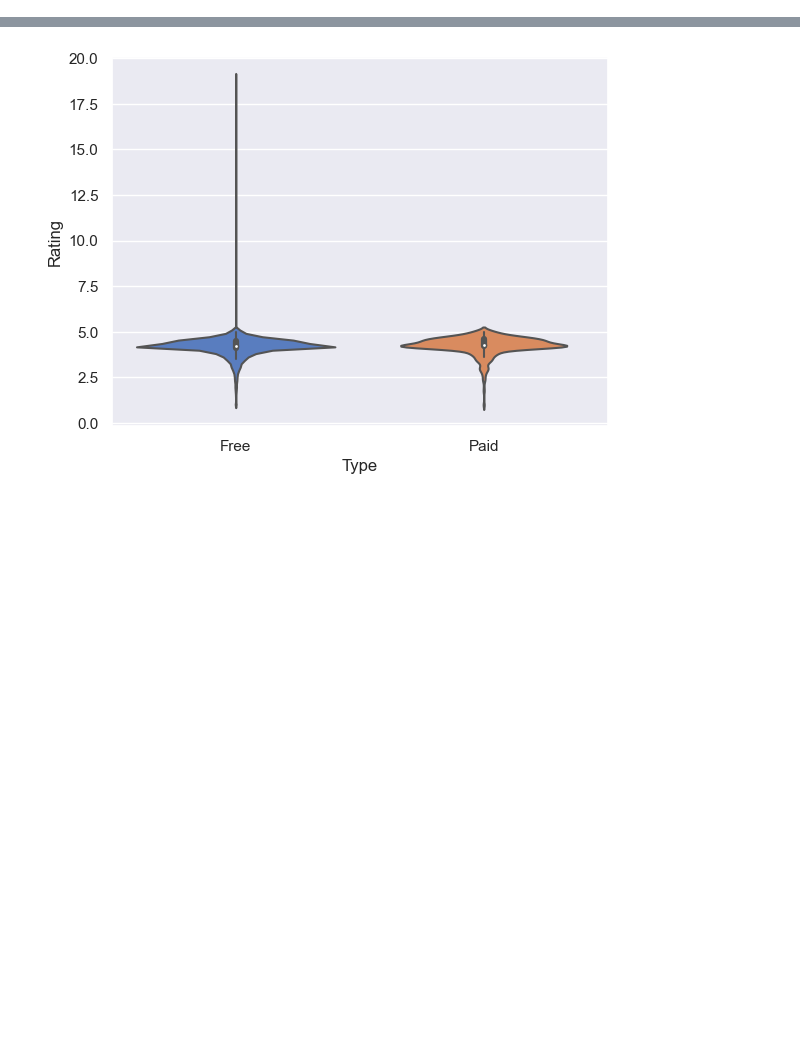
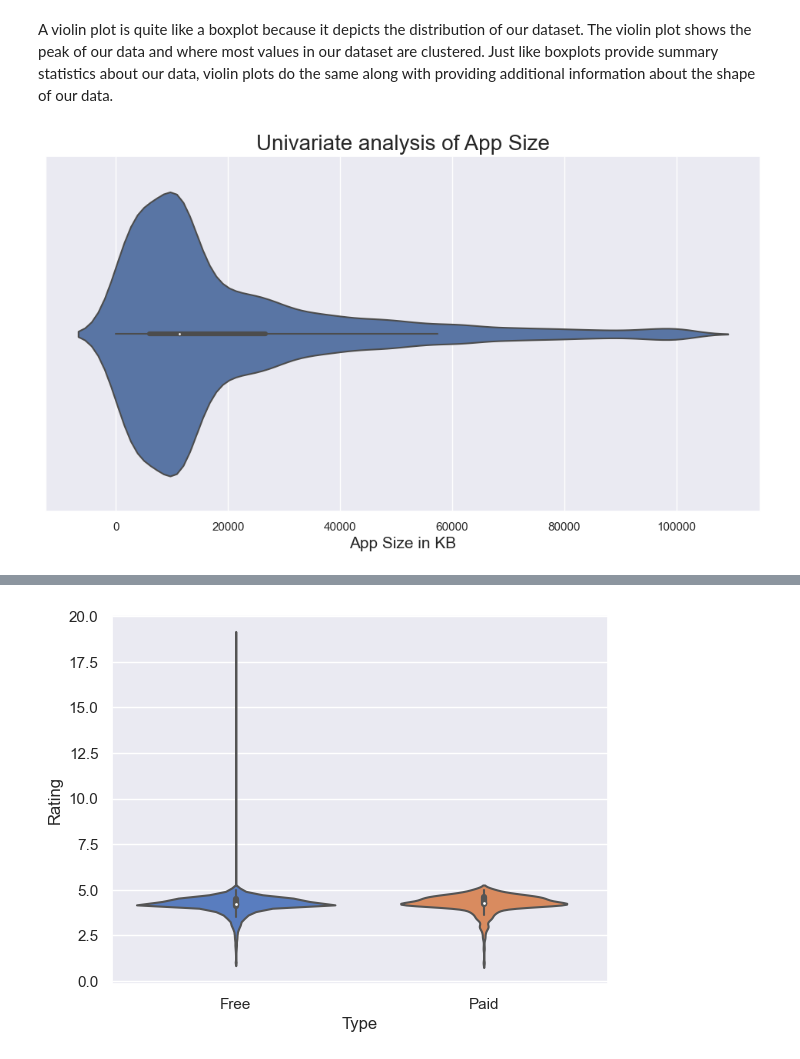
Before and after one commit to ftmoztl/EDA-data-visualization, a Jupyter notebook: eda-visualization.ipynb, the cells around one changed output, grey strips where cells are left out. Drawn from its saved outputs; the diff is of its cells as text; code cells hidden in the pictures; blank space fills up the shorter version.

```diff
--- a/eda-visualization.ipynb
+++ b/eda-visualization.ipynb
@@ -74,0 +99,10 @@ plt.show()
+# %% [markdown]
+A violin plot is quite like a boxplot because it depicts the distribution of our dataset. The violin plot shows the peak of our data and where most values in our dataset are clustered. Just like boxplots provide summary statistics about our data, violin plots do the same along with providing additional information about the shape of our data.
+# %%
+plt.figure(figsize= (12,6))
+ax = sns.violinplot(data = df, x= df["Size"])
+ax.set_xlabel('App Size in KB',fontsize = 15)
+ax.set_title('Univariate analysis of App Size', fontsize= 20)
+plt.ticklabel_format(style='plain', axis='x')
+# %% [output]
+[figure, added]
```
Also changed, not shown: parts of 18 cells of this notebook.
